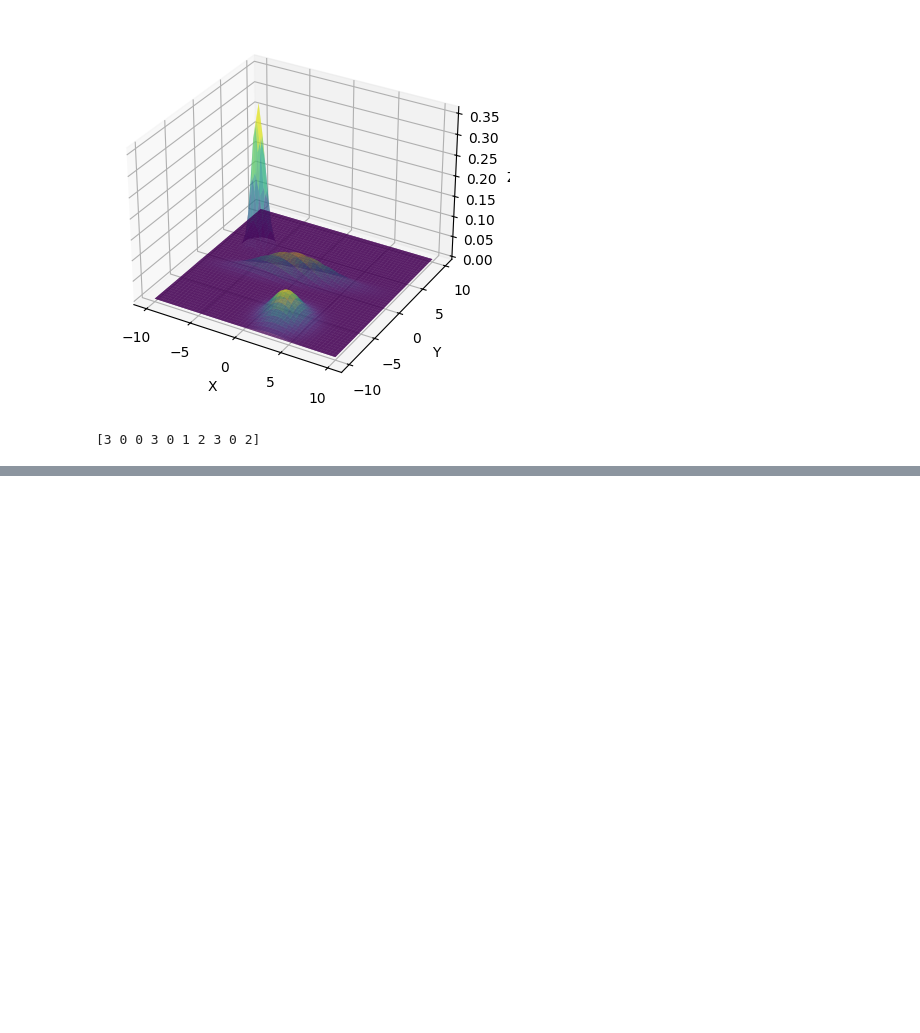
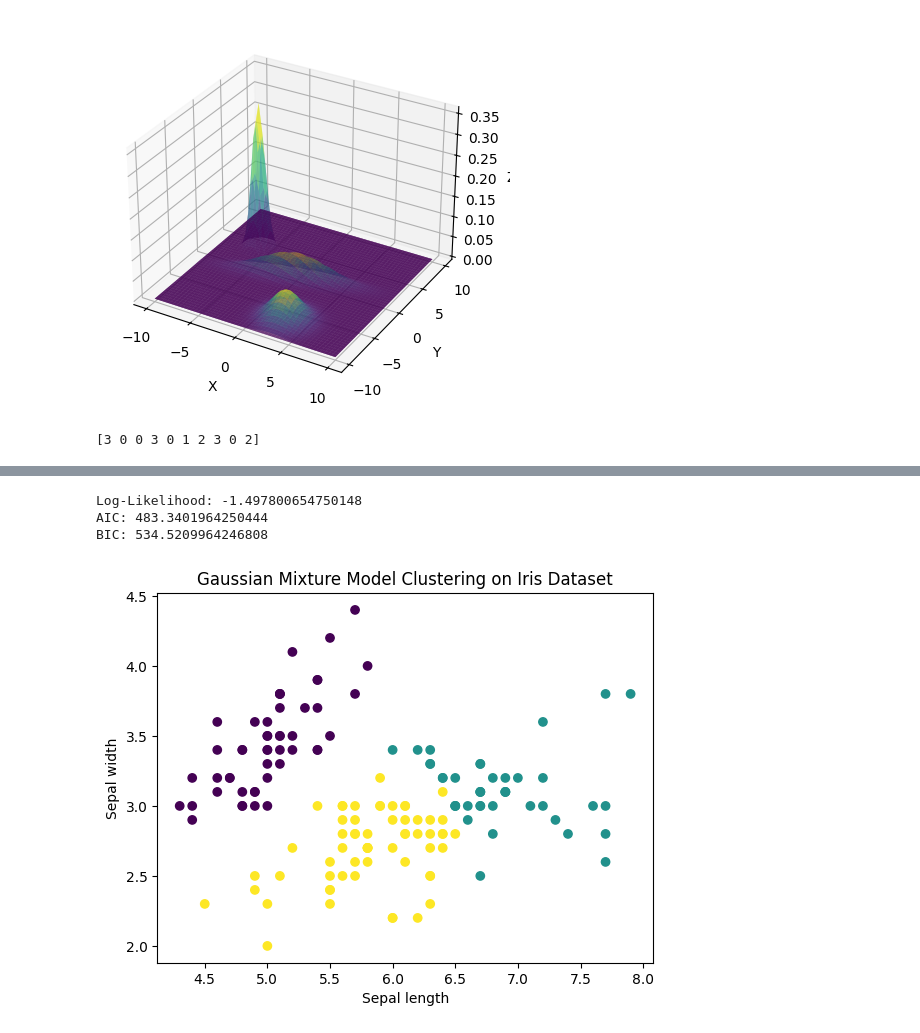
Before and after one commit to Zeeshier/Machine_Learning, a Jupyter notebook: 3. Unsupervised_Learning/2. Gaussion Mixture Models/Gaussian Mixture Models.ipynb, the cells around one changed output, grey strips where cells are left out. Saved outputs shown, nothing was run; the diff lists cells and outputs as text; code cells hidden in the pictures; blank space fills up the shorter version.

```diff
--- a/3. Unsupervised_Learning/2. Anomaly Detection/Gaussian Mixture Models.ipynb
+++ b/3. Unsupervised_Learning/2. Gaussion Mixture Models/Gaussian Mixture Models.ipynb
@@ -126,0 +189,43 @@ print(labels[:10])
+# %%
+import numpy as np
+import matplotlib.pyplot as plt
+from sklearn import datasets
+from sklearn.mixture import GaussianMixture
+
+# Load the Iris dataset
+iris = datasets.load_iris()
+X = iris.data[:, :2]  # We'll use only the first two features for simplicity
+
+# Create a Gaussian Mixture Model with 3 components/clusters
+gmm = GaussianMixture(n_components=3)
+
+# Fit the model to the data
+gmm.fit(X)
+
+# Predict the cluster labels
+labels = gmm.predict(X)
+
+# Compute the log-likelihood of the data
+log_likelihood = gmm.score(X)
+
+# Compute AIC and BIC
+n_samples, _ = X.shape
+aic = gmm.aic(X) #AIC (Akaike Information Criterion)
+bic = gmm.bic(X) #BIC (Bayesian Information Criterion)
+
+# Print the evaluation metrics
+print("Log-Likelihood:", log_likelihood)
+print("AIC:", aic)
+print("BIC:", bic)
+
+# Visualize the clustering results
+plt.scatter(X[:, 0], X[:, 1], c=labels, cmap='viridis')
+plt.xlabel('Sepal length')
+plt.ylabel('Sepal width')
+plt.title('Gaussian Mixture Model Clustering on Iris Dataset')
+plt.show()
+# %% [output]
+Log-Likelihood: -1.497800654750148
+AIC: 483.3401964250444
+BIC: 534.5209964246808
+[figure, added]
```
Also changed, not shown: parts of 2 cells of this notebook.
